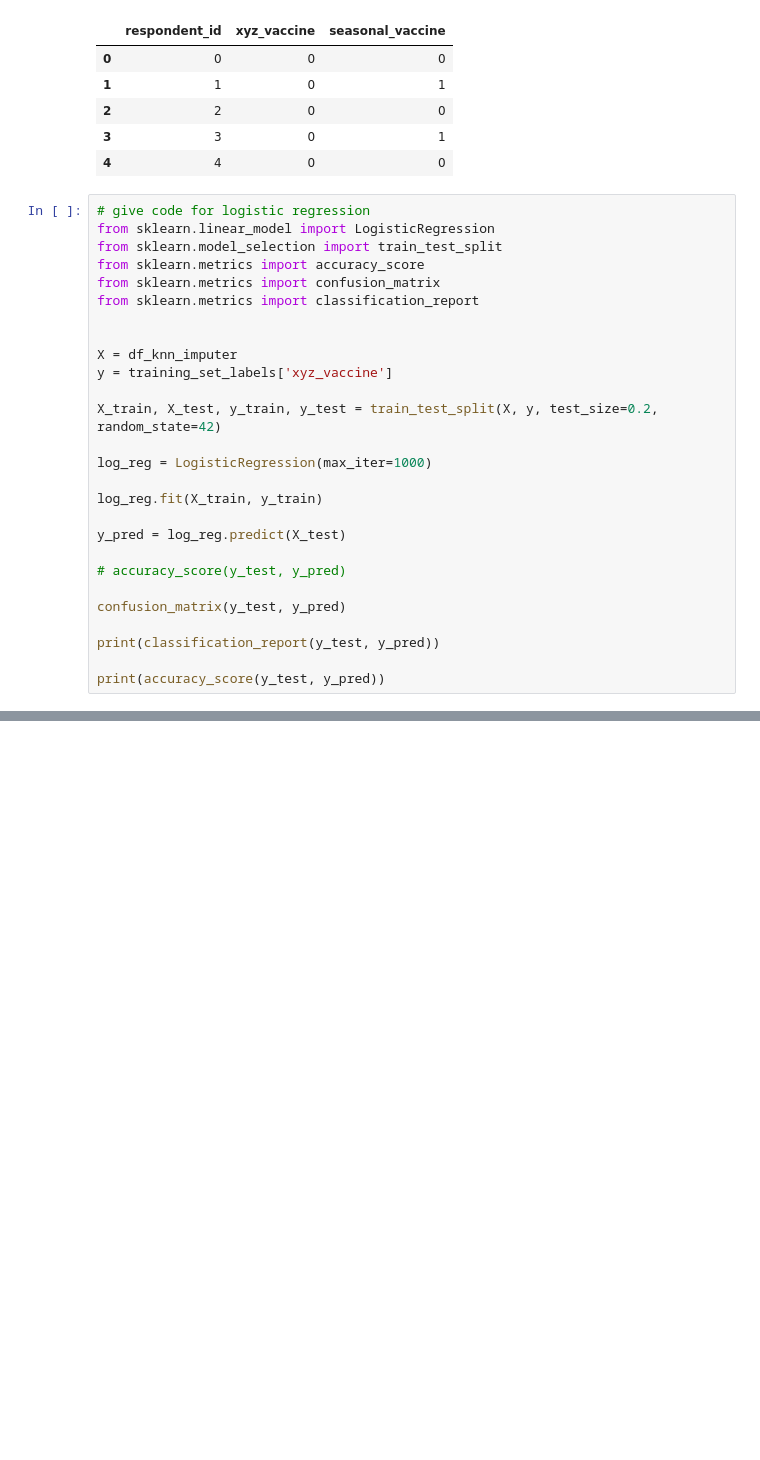
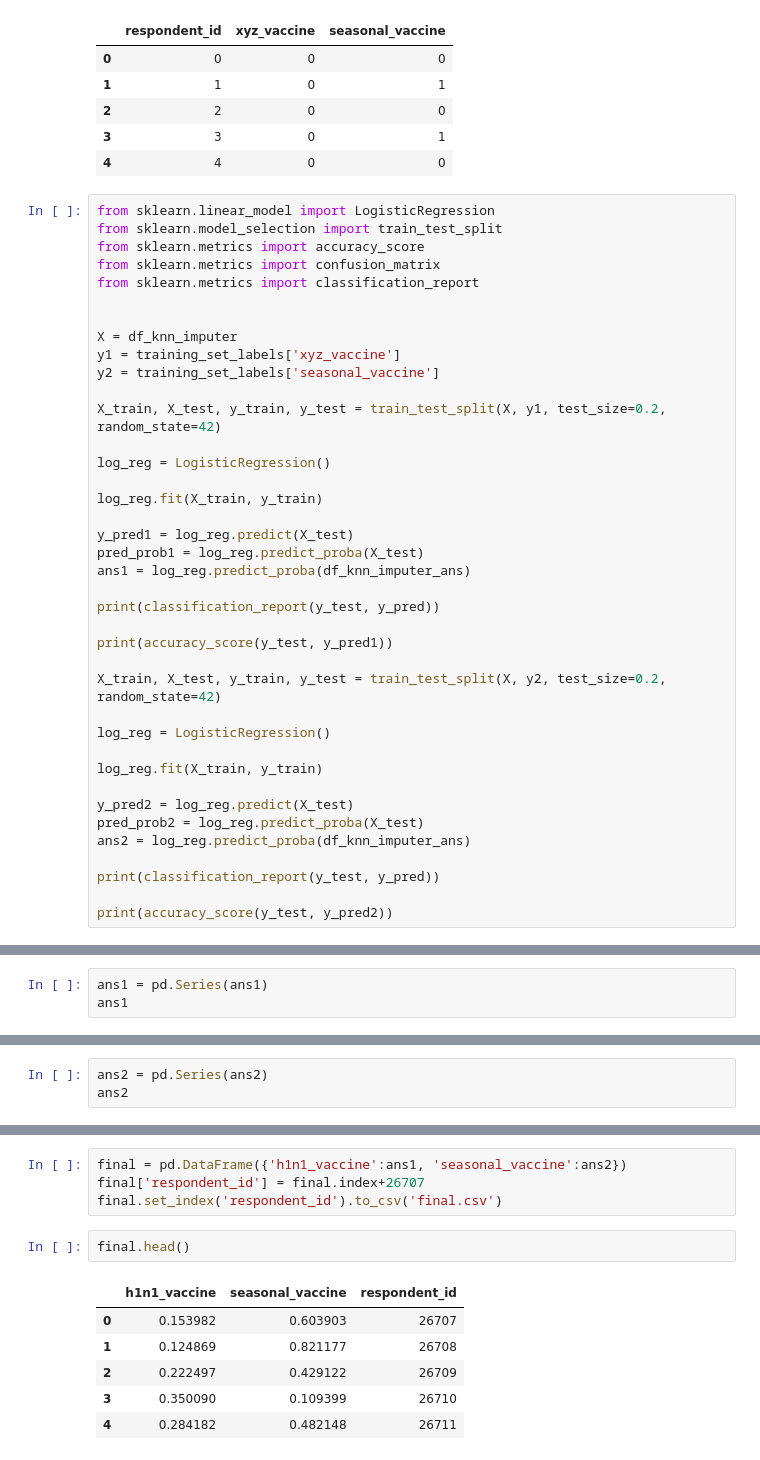
Before and after one commit to ArihantRastogi/hackathon, a Jupyter notebook: hackathon.ipynb, the cells around one changed output, grey strips where cells are left out. Cells and saved outputs as stored; diff of their text form; blank space fills up the shorter version.

```diff
--- a/hackathon.ipynb
+++ b/hackathon.ipynb
@@ -115,7 +138,6 @@ training_set_labels.head()
 | 3 | 3 | 0 | 1 |
 | 4 | 4 | 0 | 0 |
 # %%
-# give code for logistic regression
 from sklearn.linear_model import LogisticRegression
 from sklearn.model_selection import train_test_split
 from sklearn.metrics import accuracy_score
@@ -124,21 +146,34 @@ from sklearn.metrics import classification_report
 
 
 X = df_knn_imputer
-y = training_set_labels['xyz_vaccine']
+y1 = training_set_labels['xyz_vaccine']
+y2 = training_set_labels['seasonal_vaccine']
 
-X_train, X_test, y_train, y_test = train_test_split(X, y, test_size=0.2, random_state=42)
+X_train, X_test, y_train, y_test = train_test_split(X, y1, test_size=0.2, random_state=42)
 
-log_reg = LogisticRegression(max_iter=1000)
+log_reg = LogisticRegression()
 
 log_reg.fit(X_train, y_train)
 
-y_pred = log_reg.predict(X_test)
-
-# accuracy_score(y_test, y_pred)
-
-confusion_matrix(y_test, y_pred)
+y_pred1 = log_reg.predict(X_test)
+pred_prob1 = log_reg.predict_proba(X_test)
+ans1 = log_reg.predict_proba(df_knn_imputer_ans)
 
 print(classification_report(y_test, y_pred))
 
-print(accuracy_score(y_test, y_pred))
+print(accuracy_score(y_test, y_pred1))
+
+X_train, X_test, y_train, y_test = train_test_split(X, y2, test_size=0.2, random_state=42)
+
+log_reg = LogisticRegression()
+
+log_reg.fit(X_train, y_train)
+
+y_pred2 = log_reg.predict(X_test)
+pred_prob2 = log_reg.predict_proba(X_test)
+ans2 = log_reg.predict_proba(df_knn_imputer_ans)
+
+print(classification_report(y_test, y_pred))
+
+print(accuracy_score(y_test, y_pred2))
 # %% [output]
@@ -154,0 +231,3 @@ weighted avg       0.79      0.82      0.79      5342
+# %%
+ans1 = pd.Series(ans1)
+ans1
@@ -154,0 +247,3 @@ weighted avg       0.79      0.82      0.79      5342
+# %%
+ans2 = pd.Series(ans2)
+ans2
@@ -154,0 +263,13 @@ weighted avg       0.79      0.82      0.79      5342
+# %%
+final = pd.DataFrame({'h1n1_vaccine':ans1, 'seasonal_vaccine':ans2})
+final['respondent_id'] = final.index+26707
+final.set_index('respondent_id').to_csv('final.csv')
+# %%
+final.head()
+# %% [output]
+|  | h1n1_vaccine | seasonal_vaccine | respondent_id |
+| 0 | 0.153982 | 0.603903 | 26707 |
+| 1 | 0.124869 | 0.821177 | 26708 |
+| 2 | 0.222497 | 0.429122 | 26709 |
+| 3 | 0.350090 | 0.109399 | 26710 |
+| 4 | 0.284182 | 0.482148 | 26711 |
```
Also changed, not shown: parts of 9 cells of this notebook, 2 other files.
